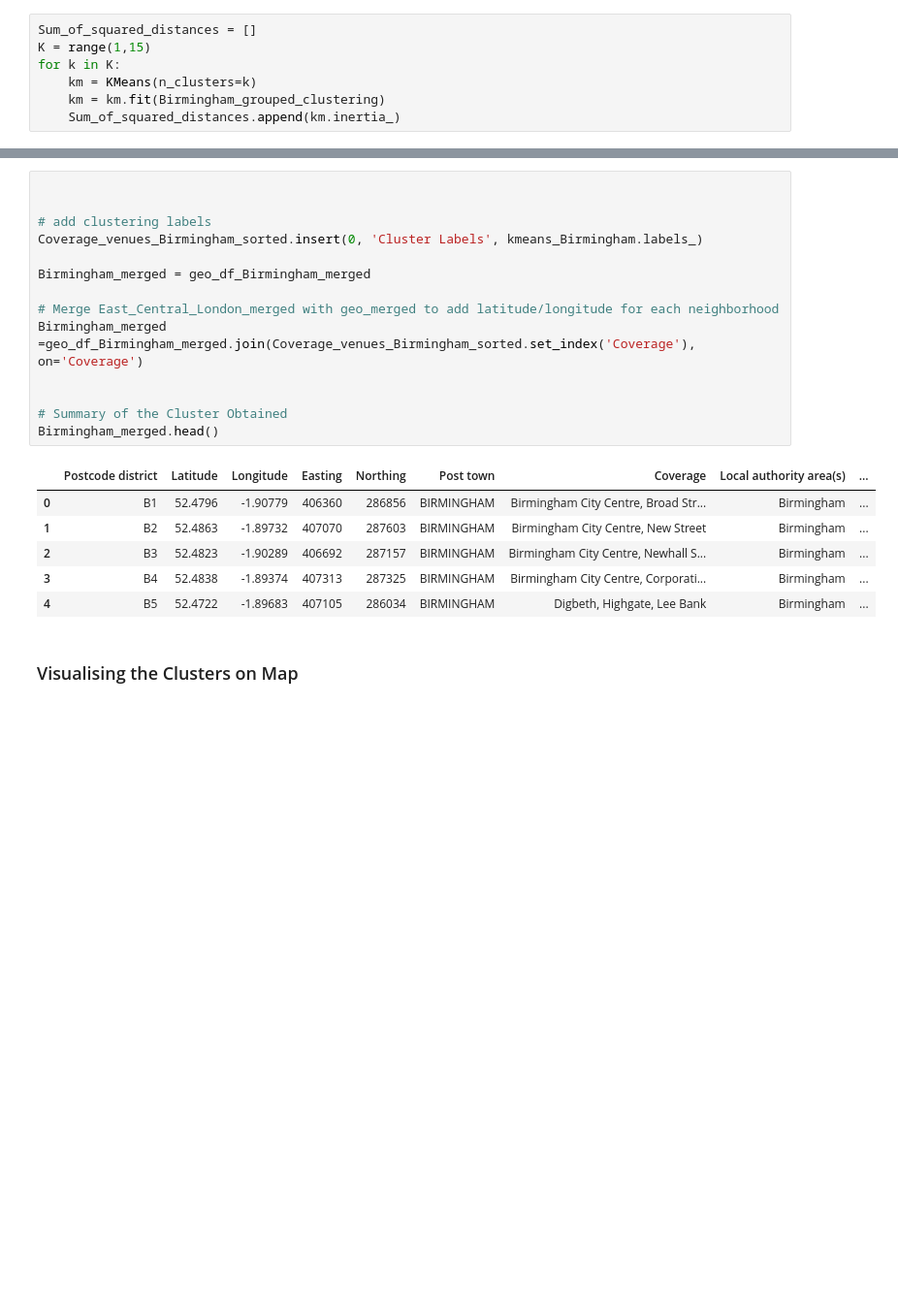
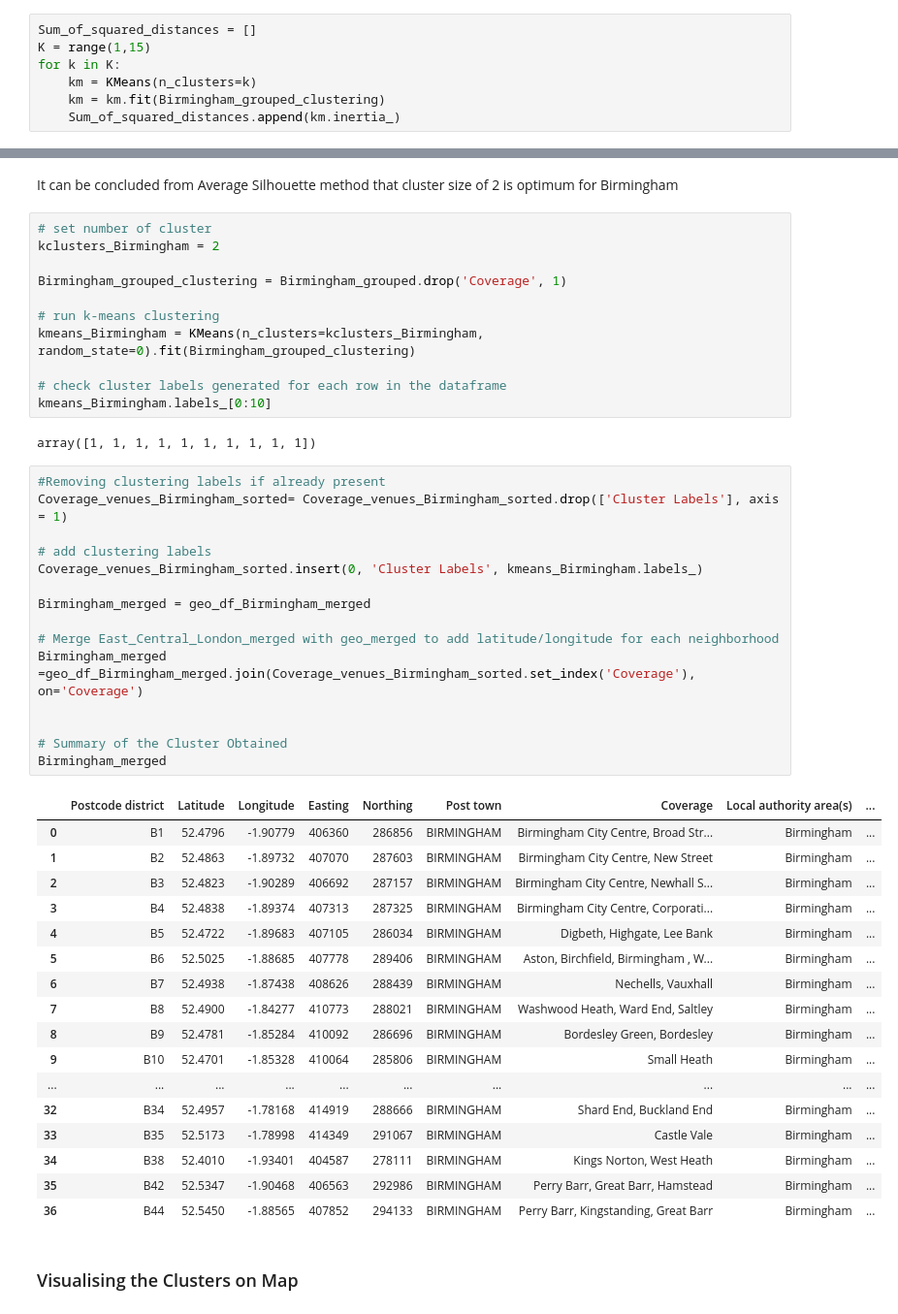
Before and after one commit to arkaan27/IBM-Data-Science-Capstone-Project, a Jupyter notebook: Capstone_Project.ipynb, the cells around one changed output, grey strips where cells are left out. Shown at 97% size. Cells and saved outputs as stored; diff of their text form; blank space fills up the shorter version.

```diff
--- a/Capstone_Project.ipynb
+++ b/Capstone_Project.ipynb
@@ -1086,24 +1162,51 @@ plt.show()
+# %% [markdown]
+It can be concluded from Average Silhouette method that cluster size of 2 is optimum for Birmingham
+# %%
+# set number of cluster
+kclusters_Birmingham = 2
+
+Birmingham_grouped_clustering = Birmingham_grouped.drop('Coverage', 1)
+
+# run k-means clustering
+kmeans_Birmingham = KMeans(n_clusters=kclusters_Birmingham, random_state=0).fit(Birmingham_grouped_clustering)
+
+# check cluster labels generated for each row in the dataframe
+kmeans_Birmingham.labels_[0:10]
+# %% [output]
+array([1, 1, 1, 1, 1, 1, 1, 1, 1, 1])
 # %%
-
+#Removing clustering labels if already present
+Coverage_venues_Birmingham_sorted= Coverage_venues_Birmingham_sorted.drop(['Cluster Labels'], axis = 1)
 
 # add clustering labels
 Coverage_venues_Birmingham_sorted.insert(0, 'Cluster Labels', kmeans_Birmingham.labels_)
 
 Birmingham_merged = geo_df_Birmingham_merged
 
 # Merge East_Central_London_merged with geo_merged to add latitude/longitude for each neighborhood
 Birmingham_merged =geo_df_Birmingham_merged.join(Coverage_venues_Birmingham_sorted.set_index('Coverage'), on='Coverage')
 
 
 # Summary of the Cluster Obtained
-Birmingham_merged.head()
+Birmingham_merged
 # %% [output]
 |  | Postcode district | Latitude | Longitude | Easting | Northing | Post town | Coverage | Local authority area(s) | ... |
 | 0 | B1 | 52.4796 | -1.90779 | 406360 | 286856 | BIRMINGHAM | Birmingham City Centre, Broad Str... | Birmingham | ... |
 | 1 | B2 | 52.4863 | -1.89732 | 407070 | 287603 | BIRMINGHAM | Birmingham City Centre, New Street | Birmingham | ... |
 | 2 | B3 | 52.4823 | -1.90289 | 406692 | 287157 | BIRMINGHAM | Birmingham City Centre, Newhall S... | Birmingham | ... |
 | 3 | B4 | 52.4838 | -1.89374 | 407313 | 287325 | BIRMINGHAM | Birmingham City Centre, Corporati... | Birmingham | ... |
 | 4 | B5 | 52.4722 | -1.89683 | 407105 | 286034 | BIRMINGHAM | Digbeth, Highgate, Lee Bank | Birmingham | ... |
+| 5 | B6 | 52.5025 | -1.88685 | 407778 | 289406 | BIRMINGHAM | Aston, Birchfield, Birmingham , W... | Birmingham | ... |
+| 6 | B7 | 52.4938 | -1.87438 | 408626 | 288439 | BIRMINGHAM | Nechells, Vauxhall | Birmingham | ... |
+| 7 | B8 | 52.4900 | -1.84277 | 410773 | 288021 | BIRMINGHAM | Washwood Heath, Ward End, Saltley | Birmingham | ... |
+| 8 | B9 | 52.4781 | -1.85284 | 410092 | 286696 | BIRMINGHAM | Bordesley Green, Bordesley | Birmingham | ... |
+| 9 | B10 | 52.4701 | -1.85328 | 410064 | 285806 | BIRMINGHAM | Small Heath | Birmingham | ... |
+| ... | ... | ... | ... | ... | ... | ... | ... | ... | ... |
+| 32 | B34 | 52.4957 | -1.78168 | 414919 | 288666 | BIRMINGHAM | Shard End, Buckland End | Birmingham | ... |
+| 33 | B35 | 52.5173 | -1.78998 | 414349 | 291067 | BIRMINGHAM | Castle Vale | Birmingham | ... |
+| 34 | B38 | 52.4010 | -1.93401 | 404587 | 278111 | BIRMINGHAM | Kings Norton, West Heath | Birmingham | ... |
+| 35 | B42 | 52.5347 | -1.90468 | 406563 | 292986 | BIRMINGHAM | Perry Barr, Great Barr, Hamstead | Birmingham | ... |
+| 36 | B44 | 52.5450 | -1.88565 | 407852 | 294133 | BIRMINGHAM | Perry Barr, Kingstanding, Great Barr | Birmingham | ... |
 # %% [markdown]
 ### Visualising the Clusters on Map
 # %%
```
Also changed, not shown: parts of 61 cells of this notebook, 1 other file.
